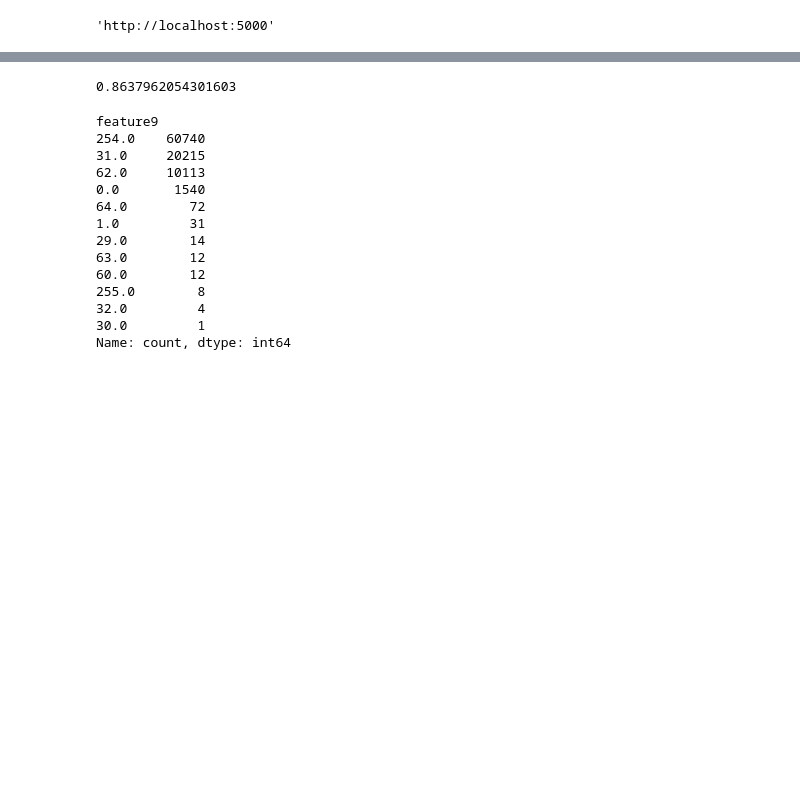
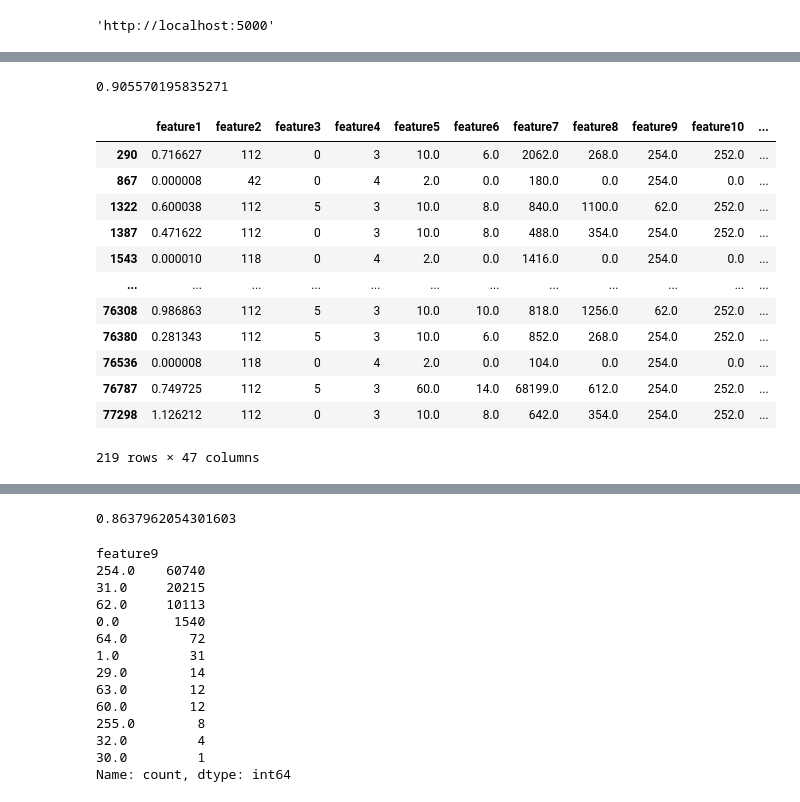
Before and after one commit to DASC-CompetitiveDS/MLOpsVN, a Jupyter notebook: src/notebooks/test_analysis.ipynb, the cells around one changed output, grey strips where cells are left out. Cells and saved outputs as stored; diff of their text form; code cells hidden in the pictures; blank space fills up the shorter version.

Commit message:
Generate missing values

```diff
--- a/src/notebooks/test_analysis.ipynb
+++ b/src/notebooks/test_analysis.ipynb
@@ -89,7 +106,7 @@ mlflow_evn = "http://localhost:5000"
 mlflow.set_tracking_uri(mlflow_evn)
 # %%
 model_uri = os.path.join(
-    "models:/", "phase-2_prob-2_lgbm__", "6"
+    "models:/", "phase-3_prob-2_lgbm_cv", "6"
 )
 input_schema = mlflow.models.Model.load(model_uri).get_input_schema().to_dict()
 model = mlflow.sklearn.load_model(model_uri)
@@ -118,0 +159,19 @@ preds = model.predict(train_data_32)
+# %%
+def get_predict_data(data, model):
+    for each in ['label', 'pred', 'pred_1', 'proba', 'proba_1', 'proba_2']:
+        try:
+            data = data.drop(columns=[each])
+        except:
+            pass
+    class_ = model.classes_
+    pred_proba = model.predict_proba(data.values)
+    data['pred'] = model.predict(data.values)
+    partitioned_indices = np.argpartition(pred_proba, -2)[:, -2]
+    data['pred_1'] = [class_[idx] for idx in partitioned_indices]
+    data['proba'] = np.max(pred_proba, axis=1)
+    data['proba_1'] = np.sort(pred_proba, axis=1)[:, -2]
+    data['proba_2'] = np.sort(pred_proba, axis=1)[:, -3]
+    return data
+# %%
+x_valid_set = get_predict_data(x_valid_set, model)
+x_valid_set['label'] = y_valid_set
@@ -118,0 +189,20 @@ preds = model.predict(train_data_32)
+# %%
+x_valid_set[x_valid_set['label'] == x_valid_set['pred']].shape[0] / x_valid_set.shape[0]
+# %% [output]
+0.905570195835271
+# %%
+x_valid_set[(x_valid_set['pred'] == 'Normal') & (x_valid_set['proba'] < 0.5) & (x_valid_set['pred'] == x_valid_set['label'])]
+# %% [output]
+|  | feature1 | feature2 | feature3 | feature4 | feature5 | feature6 | feature7 | feature8 | feature9 | feature10 | ... |
+| 290 | 0.716627 | 112 | 0 | 3 | 10.0 | 6.0 | 2062.0 | 268.0 | 254.0 | 252.0 | ... |
+| 867 | 0.000008 | 42 | 0 | 4 | 2.0 | 0.0 | 180.0 | 0.0 | 254.0 | 0.0 | ... |
+| 1322 | 0.600038 | 112 | 5 | 3 | 10.0 | 8.0 | 840.0 | 1100.0 | 62.0 | 252.0 | ... |
+| 1387 | 0.471622 | 112 | 0 | 3 | 10.0 | 8.0 | 488.0 | 354.0 | 254.0 | 252.0 | ... |
+| 1543 | 0.000010 | 118 | 0 | 4 | 2.0 | 0.0 | 1416.0 | 0.0 | 254.0 | 0.0 | ... |
+| ... | ... | ... | ... | ... | ... | ... | ... | ... | ... | ... | ... |
+| 76308 | 0.986863 | 112 | 5 | 3 | 10.0 | 10.0 | 818.0 | 1256.0 | 62.0 | 252.0 | ... |
+| 76380 | 0.281343 | 112 | 5 | 3 | 10.0 | 6.0 | 852.0 | 268.0 | 254.0 | 252.0 | ... |
+| 76536 | 0.000008 | 118 | 0 | 4 | 2.0 | 0.0 | 104.0 | 0.0 | 254.0 | 0.0 | ... |
+| 76787 | 0.749725 | 112 | 5 | 3 | 60.0 | 14.0 | 68199.0 | 612.0 | 254.0 | 252.0 | ... |
+| 77298 | 1.126212 | 112 | 0 | 3 | 10.0 | 8.0 | 642.0 | 354.0 | 254.0 | 252.0 | ... |
+219 rows × 47 columns
```
Also changed, not shown: parts of 31 cells of this notebook, 18 other files.
